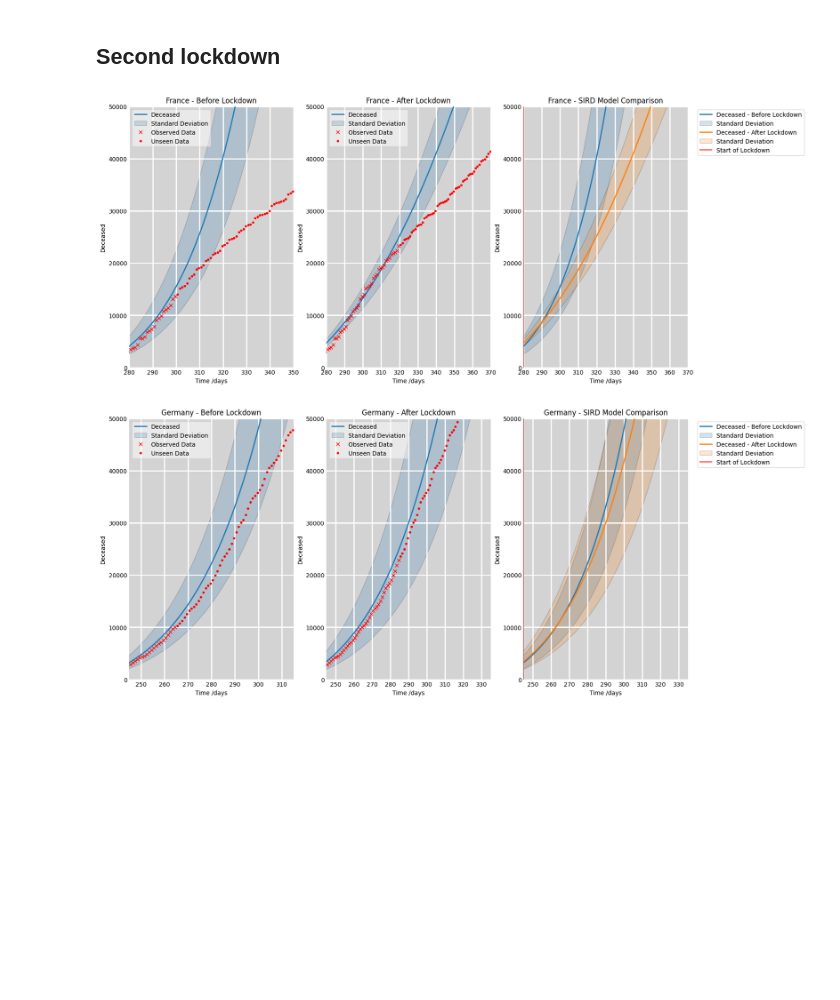
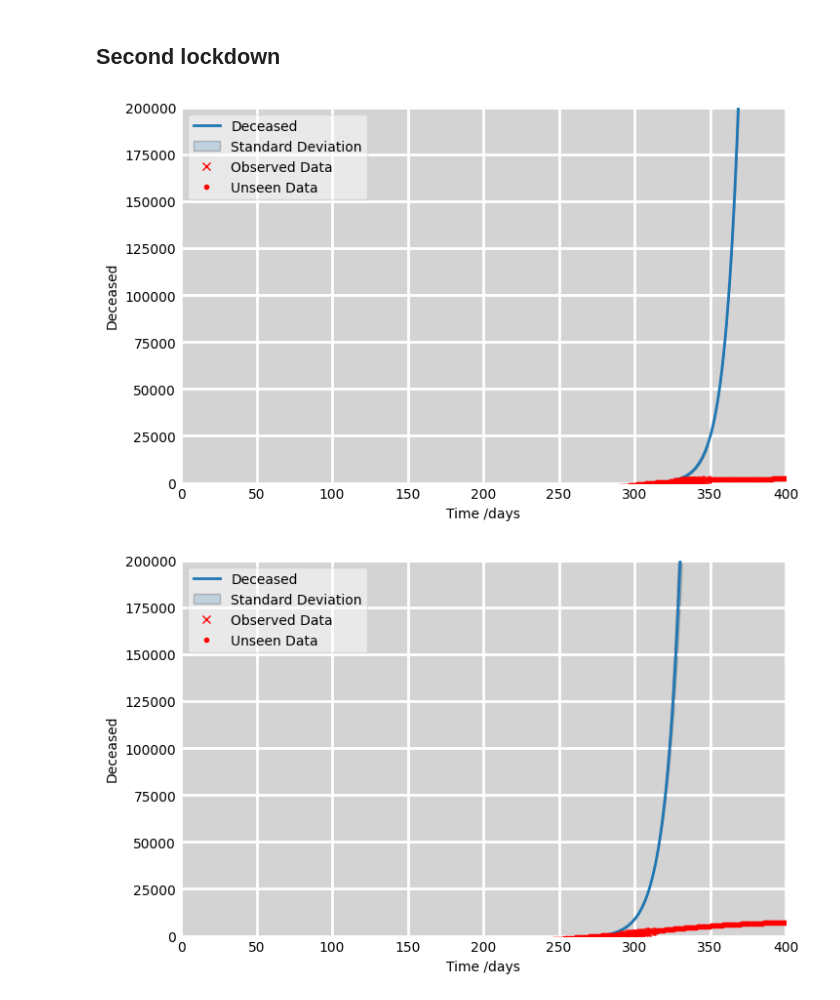
Before and after one commit to zenodea/MCMC_parameter_estimation, a Jupyter notebook: Data Analysis/sird.ipynb, the cells around one changed output. Saved outputs shown, nothing was run; the diff lists cells and outputs as text; code cells hidden in the pictures; blank space fills up the shorter version.

Commit message:
Second Quarantine Analysis: - Need to fix SIRD graph, data not matching

```diff
--- a/Data Analysis/sird.ipynb
+++ b/Data Analysis/sird.ipynb
@@ -181,44 +182,24 @@ for country in country_names:
 # %% [markdown]
 ## Second lockdown
 # %%
-country_names = ['France','Germany','Italy','Spain','UK']
+country_names = ['Switzerland','Netherlands','France','Germany','Italy','Spain','UK']
 sird_deaths = {}
 for country in country_names:
-    fig, (ax1, ax2, ax3) = plt.subplots(1,3, figsize=(17,8))
+    fig, (ax1) = plt.subplots(1,1, figsize=(8,5))
     ax1.set_facecolor('lightgrey')
-    ax2.set_facecolor('lightgrey')
-    ax3.set_facecolor('lightgrey')
     # Plot the data on three separate curves for S(t), I(t) and R(t)
 
     pop = dataset[country]['pop']
     startDate = dataset[country]['sLock'][0]
     realData = pd.read_csv('../processed_data/cumDeath'+country+'.csv')
     firstDate = realData.loc[0]['date']
 
     # before
     obvData_start = timeTot(firstDate,startDate)
     obvData_end = timeTot(firstDate,addTime(startDate,20))
     df = pd.read_csv('mcmc_data/'+country+"/sLock_before.csv")
-    graph = plotSIRD(ax1,200, pop, df.loc[3][1], df.loc[0][1], df.loc[1][1], df.loc[2][1], [0,50000], [obvData_start,obvData_end+50], [df.loc[0][2], df.loc[1][2], df.loc[2][2]], timeTot(firstDate,startDate)-15, False)
-    graph = plotSIRD(ax3,200, pop, df.loc[3][1], df.loc[0][1], df.loc[1][1], df.loc[2][1], [0,50000], [obvData_start,obvData_end+50], [df.loc[0][2], df.loc[1][2], df.loc[2][2]], timeTot(firstDate,startDate)-15, False)
-    sird_deaths[country] = {
-        'deaths':graph,
-        'date': obvData_end+30
-    }
-    ax1.set_title(country + " - Before Lockdown")
+    graph = plotSIRD(ax1,500, pop, df.loc[3][1], df.loc[0][1], df.loc[1][1], df.loc[2][1], [0,200000], [0,700], [df.loc[0][2], df.loc[1][2], df.loc[2][2]], timeTot(firstDate,startDate)-15, False)
     plotRealData(ax1, realData, obvData_start, obvData_end, graph, True)
-
-    # after
-    obvData_end = timeTot(firstDate,addTime(startDate,40))
-    df = pd.read_csv('mcmc_data/'+country+"/sLock_after.csv")
-    graph = plotSIRD(ax2,200, pop, df.loc[3][1], df.loc[0][1], df.loc[1][1], df.loc[2][1], [0,50000], [obvData_start, obvData_end+50], [df.loc[0][2], df.loc[1][2], df.loc[2][2]], timeTot(firstDate,startDate)-15, False)
-    graph = plotSIRD(ax3,200, pop, df.loc[3][1], df.loc[0][1], df.loc[1][1], df.loc[2][1], [0,50000], [obvData_start,obvData_end+50], [df.loc[0][2], df.loc[1][2], df.loc[2][2]], timeTot(firstDate,startDate)-15, False)
-    ax2.set_title(country + " - After Lockdown")
-    ax3.set_title(country + " - SIRD Model Comparison")
-    ax3.axvline(obvData_start, color = 'r', label = 'Start of Lockdown')
-    ax3.legend(['Deceased - Before Lockdown','Standard Deviation','Deceased - After Lockdown','Standard Deviation','Start of Lockdown'],
-                bbox_to_anchor=(1.04, 1), loc="upper left")
-    plotRealData(ax2, realData, obvData_start, obvData_end, graph, True)
 # %% [output]
-[figure, old version]
+[figure, new version]
-[figure, old version]
+[figure, new version]
```
Also changed, not shown: parts of 2 cells of this notebook, 33 other files.
